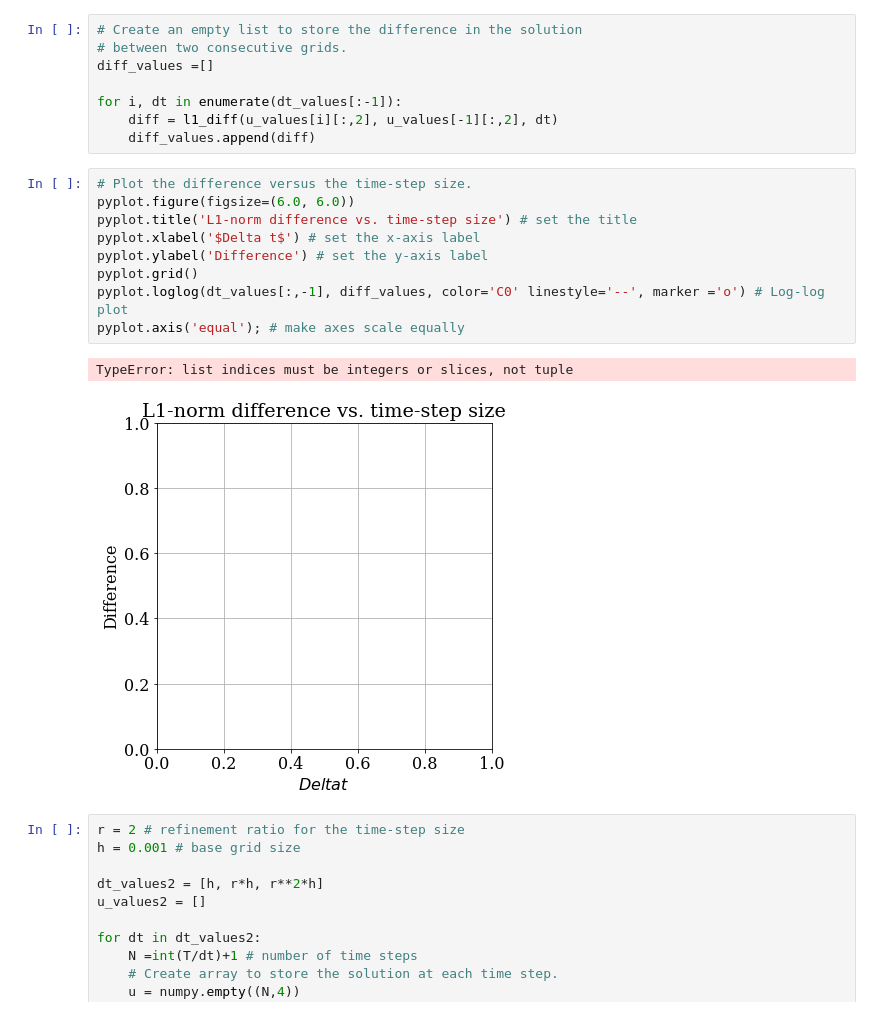
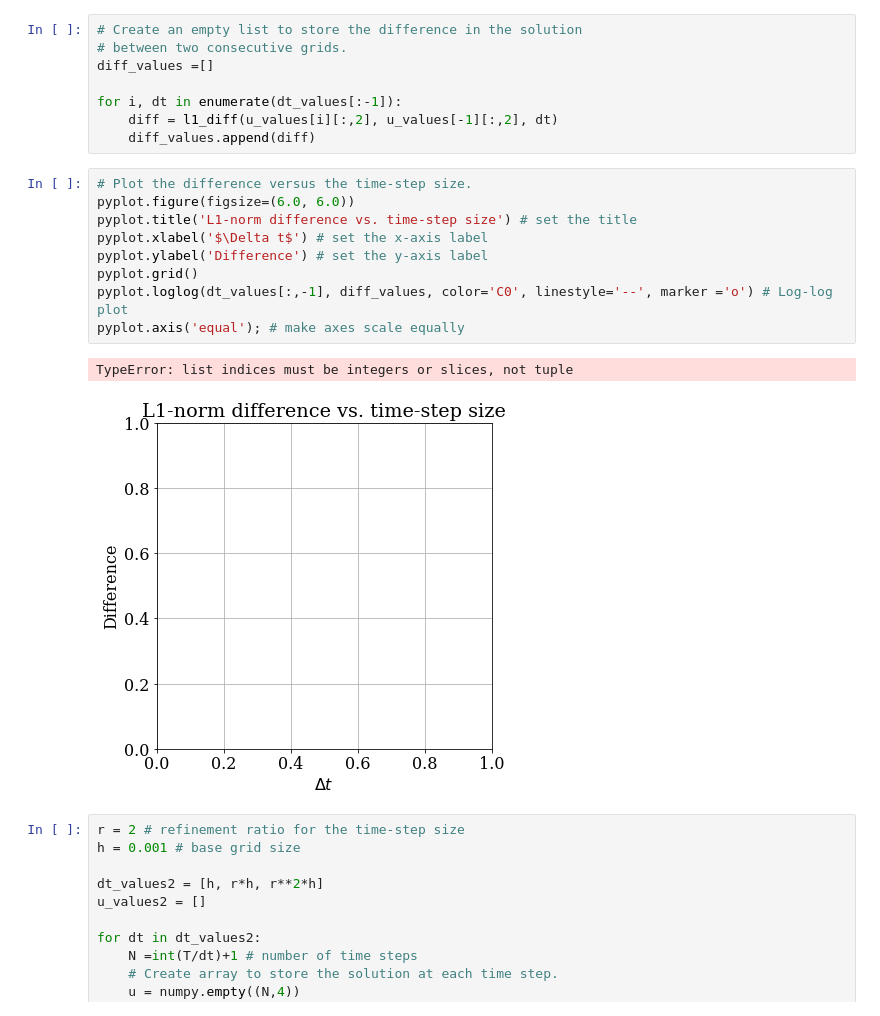
Before and after one commit to ryan28973630/MAE6286, a Jupyter notebook: Third Class (20180911) Lesson 3, Module 1.ipynb, the cells around one changed output. Cells and saved outputs as stored; diff of their text form.

```diff
--- a/Third Class (20180911) Lesson 3, Module 1.ipynb
+++ b/Third Class (20180911) Lesson 3, Module 1.ipynb
@@ -157,15 +157,15 @@ for i, dt in enumerate(dt_values[:-1]):
 # %%
 # Plot the difference versus the time-step size.
 pyplot.figure(figsize=(6.0, 6.0))
 pyplot.title('L1-norm difference vs. time-step size') # set the title
-pyplot.xlabel('$Delta t$') # set the x-axis label
+pyplot.xlabel('$\Delta t$') # set the x-axis label
 pyplot.ylabel('Difference') # set the y-axis label
 pyplot.grid()
-pyplot.loglog(dt_values[:,-1], diff_values, color='C0' linestyle='--', marker ='o') # Log-log plot
+pyplot.loglog(dt_values[:,-1], diff_values, color='C0', linestyle='--', marker ='o') # Log-log plot
 pyplot.axis('equal'); # make axes scale equally
 # %% [output]
 TypeError: list indices must be integers or slices, not tuple
-[figure, old version]
+[figure, new version]
 # %%
 r = 2 # refinement ratio for the time-step size
 h = 0.001 # base grid size
```
Also changed, not shown: 1 other file.
